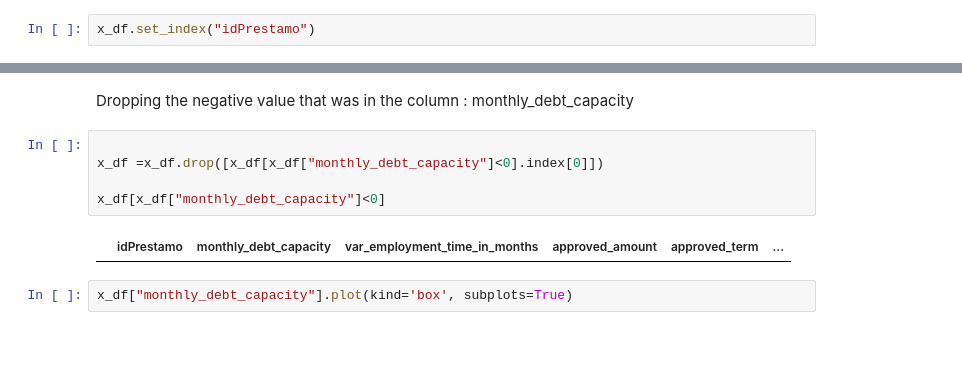
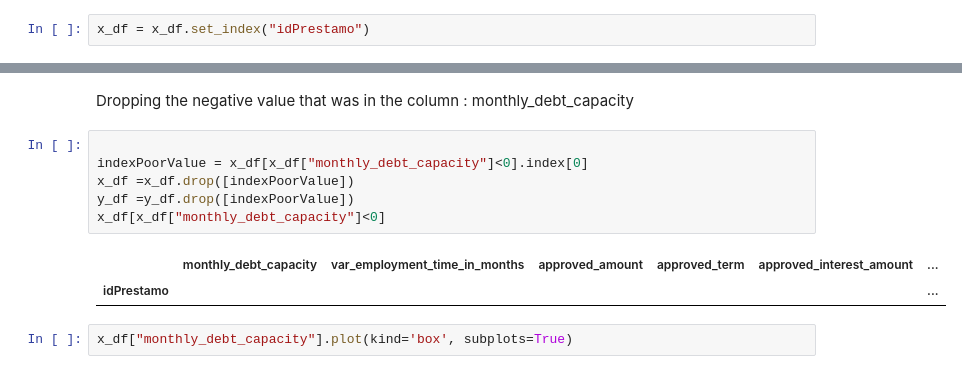
Before and after one commit to AbrahamG20/TPMachineLearning, a Jupyter notebook: TP_Machine_Learning.ipynb, the cells around one changed output, grey strips where cells are left out. Drawn from its saved outputs; the diff is of its cells as text; blank space fills up the shorter version.

```diff
--- a/TP_Machine_Learning.ipynb
+++ b/TP_Machine_Learning.ipynb
@@ -242,4 +242,4 @@ x_df.head(10)
 # %% [markdown]
 ## 8.Definición de columna Idprestamo como Índices
 # %%
-x_df.set_index("idPrestamo")
+x_df = x_df.set_index("idPrestamo")
@@ -262,11 +247,13 @@ x_df.set_index("idPrestamo")
 Dropping the negative value that was in the column : monthly_debt_capacity
 # %%
 
-x_df =x_df.drop([x_df[x_df["monthly_debt_capacity"]<0].index[0]])
-
+indexPoorValue = x_df[x_df["monthly_debt_capacity"]<0].index[0]
+x_df =x_df.drop([indexPoorValue])
+y_df =y_df.drop([indexPoorValue])
 x_df[x_df["monthly_debt_capacity"]<0]
 # %% [output]
-|  | idPrestamo | monthly_debt_capacity | var_employment_time_in_months | approved_amount | approved_term | ... |
+|  | monthly_debt_capacity | var_employment_time_in_months | approved_amount | approved_term | approved_interest_amount | ... |
+| idPrestamo |  |  |  |  |  | ... |
 # %%
 x_df["monthly_debt_capacity"].plot(kind='box', subplots=True)
 # %% [output]
```
Also changed, not shown: parts of 7 cells of this notebook.
